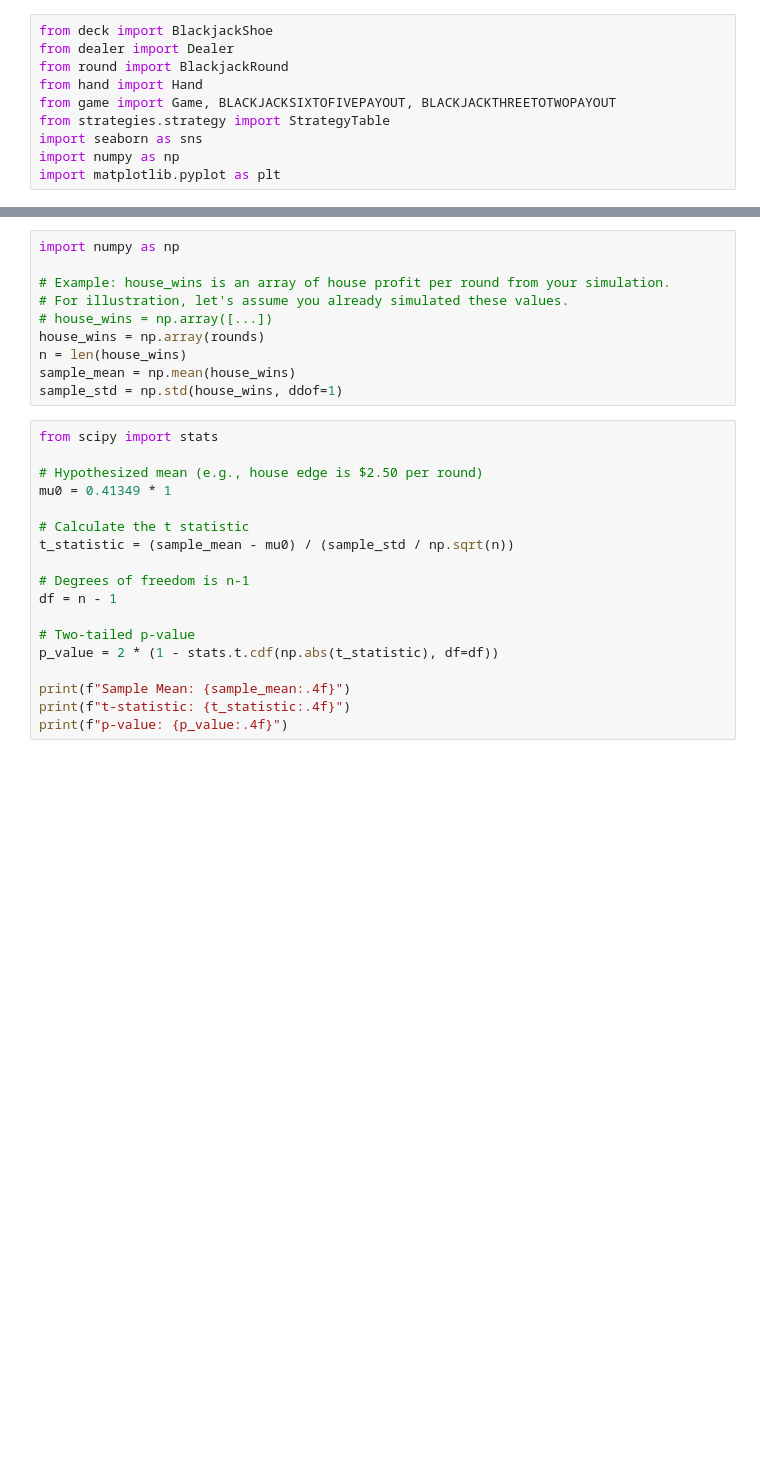
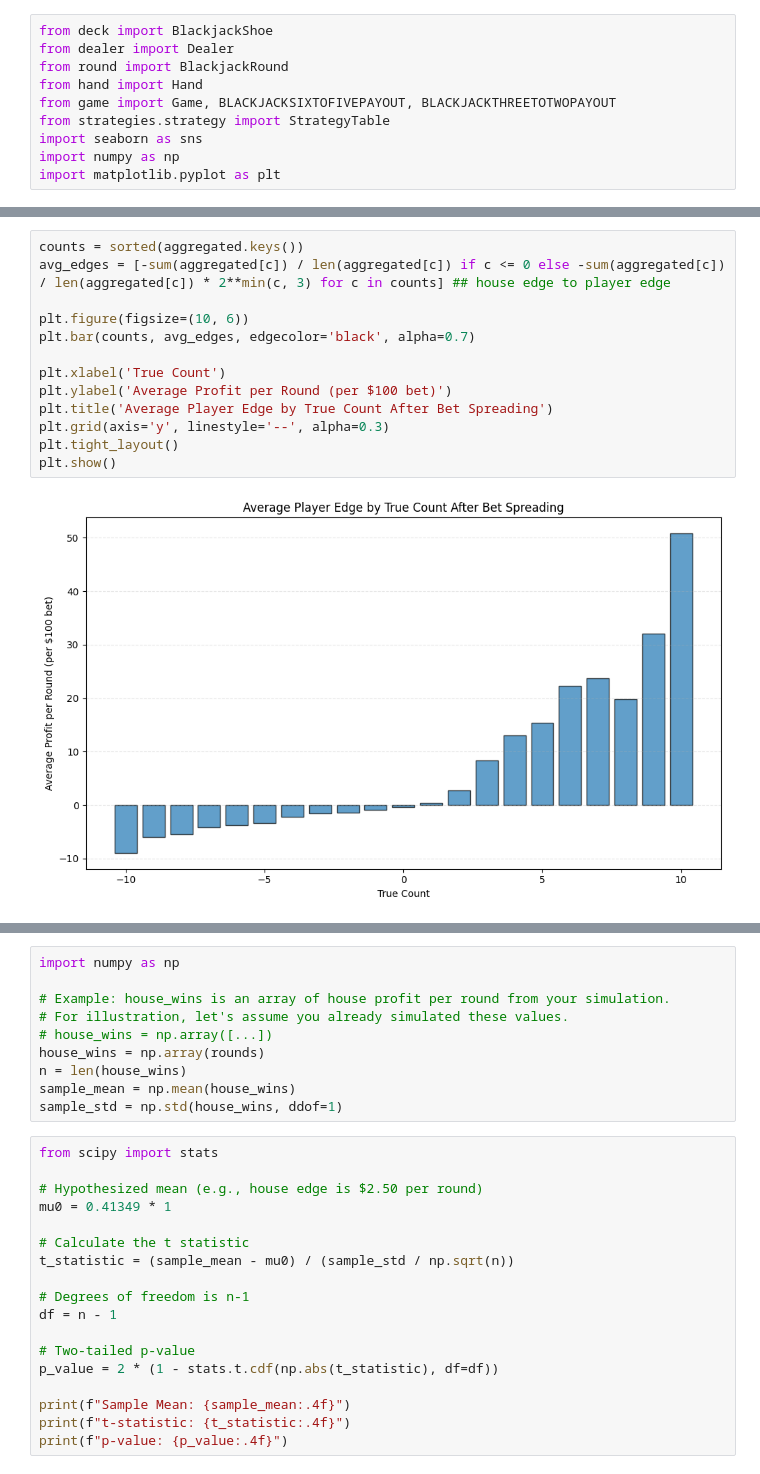
Before and after one commit to rlzhang1310/Blackjack_Simulator, a Jupyter notebook: plots.ipynb, the cells around one changed output, grey strips where cells are left out. Drawn from its saved outputs; the diff is of its cells as text; blank space fills up the shorter version.

```diff
--- a/plots.ipynb
+++ b/plots.ipynb
@@ -55,3 +116,18 @@ for count, edge in sorted(rounds_count_edge_dict.items()):
+# %%
+counts = sorted(aggregated.keys())
+avg_edges = [-sum(aggregated[c]) / len(aggregated[c]) if c <= 0 else -sum(aggregated[c]) / len(aggregated[c]) * 2**min(c, 3) for c in counts] ## house edge to player edge
+
+plt.figure(figsize=(10, 6))
+plt.bar(counts, avg_edges, edgecolor='black', alpha=0.7)
+
+plt.xlabel('True Count')
+plt.ylabel('Average Profit per Round (per $100 bet)')
+plt.title('Average Player Edge by True Count After Bet Spreading')
+plt.grid(axis='y', linestyle='--', alpha=0.3)
+plt.tight_layout()
+plt.show()
+# %% [output]
+[figure, added]
 # %%
 plt.hist(rounds, bins=20, facecolor="blue", alpha=0.5)
 
```
Also changed, not shown: parts of 6 cells of this notebook, 2 other files.
